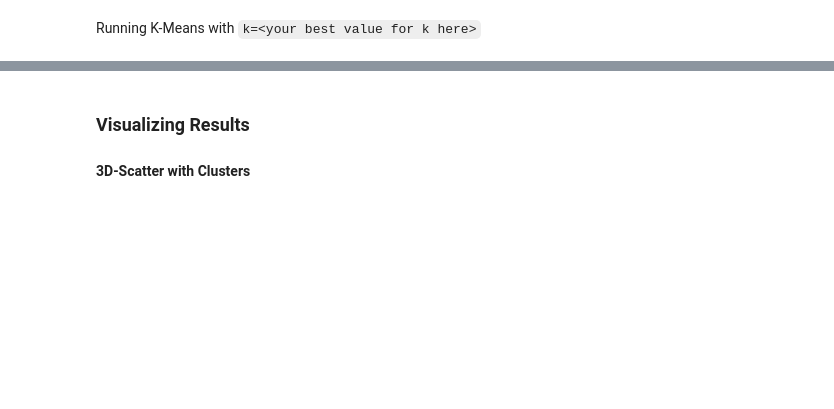
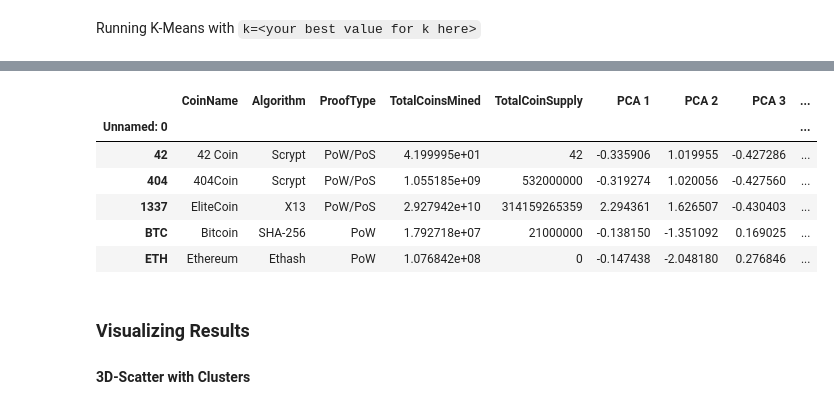
Before and after one commit to dbogatic/AWS-SageMaker-homework, a Jupyter notebook: crypto_clustering.ipynb, the cells around one changed output, grey strips where cells are left out. Saved outputs shown, nothing was run; the diff lists cells and outputs as text; code cells hidden in the pictures; blank space fills up the shorter version.

Commit message:
concat dfs

```diff
--- a/crypto_clustering.ipynb
+++ b/crypto_clustering.ipynb
@@ -271,3 +272,16 @@ crypto_pca_df.head()
+# %%
+crypto_df.head()
+clustered_df = pd.concat([crypto_df, pca_df, coin_name_df], axis=1, join="inner")
+clustered_df = clustered_df[['CoinName','Algorithm','ProofType','TotalCoinsMined','TotalCoinSupply','PCA 1', 'PCA 2', 'PCA 3', 'Class']]
+clustered_df.head()
+# %% [output]
+|  | CoinName | Algorithm | ProofType | TotalCoinsMined | TotalCoinSupply | PCA 1 | PCA 2 | PCA 3 | ... |
+| Unnamed: 0 |  |  |  |  |  |  |  |  | ... |
+| 42 | 42 Coin | Scrypt | PoW/PoS | 4.199995e+01 | 42 | -0.335906 | 1.019955 | -0.427286 | ... |
+| 404 | 404Coin | Scrypt | PoW/PoS | 1.055185e+09 | 532000000 | -0.319274 | 1.020056 | -0.427560 | ... |
+| 1337 | EliteCoin | X13 | PoW/PoS | 2.927942e+10 | 314159265359 | 2.294361 | 1.626507 | -0.430403 | ... |
+| BTC | Bitcoin | SHA-256 | PoW | 1.792718e+07 | 21000000 | -0.138150 | -1.351092 | 0.169025 | ... |
+| ETH | Ethereum | Ethash | PoW | 1.076842e+08 | 0 | -0.147438 | -2.048180 | 0.276846 | ... |
 # %% [markdown]
 ### Visualizing Results
 
```
Also changed, not shown: parts of 9 cells of this notebook.
